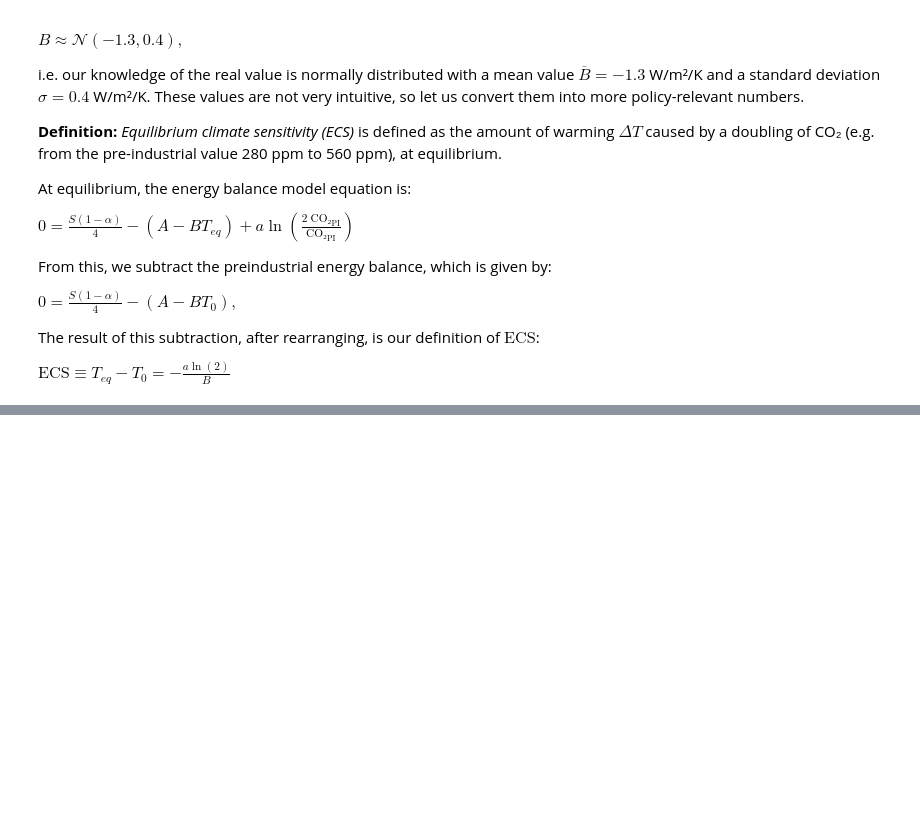
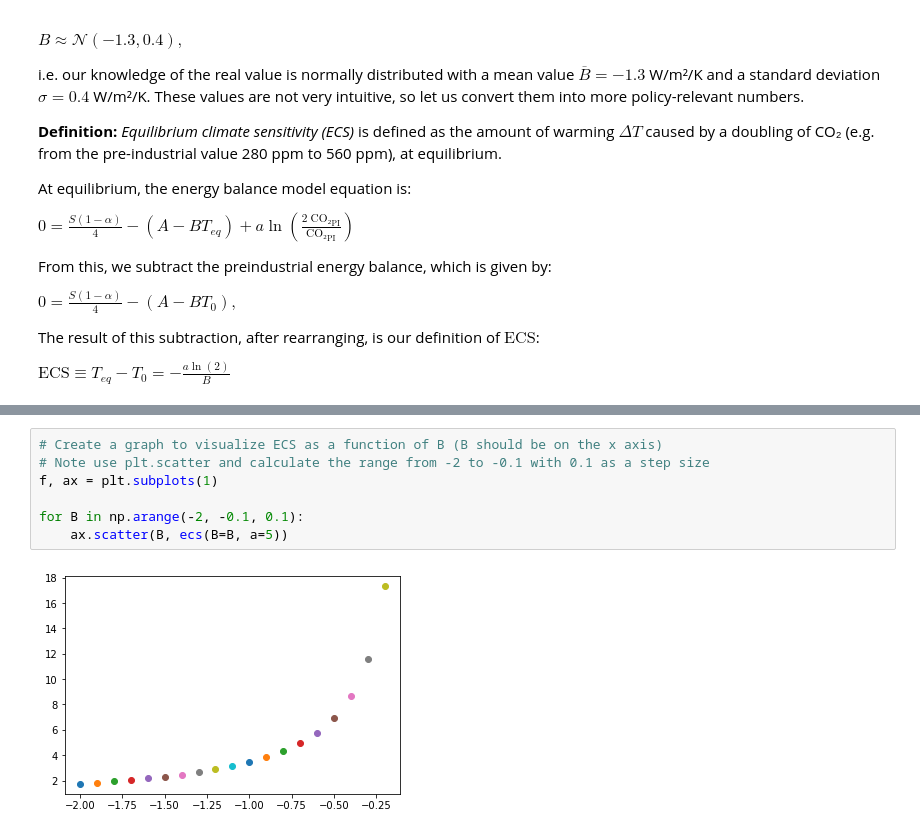
Before and after one commit to t3bol90/personal_blog, a Jupyter notebook: _notebooks/2020-11-14-climate-of-the-ocean-h1.ipynb, the cells around one changed output, grey strips where cells are left out. Saved outputs shown, nothing was run; the diff lists cells and outputs as text; blank space fills up the shorter version.

```diff
--- a/_notebooks/2020-11-14-climate-of-the-ocean-h1.ipynb
+++ b/_notebooks/2020-11-14-climate-of-the-ocean-h1.ipynb
@@ -30,0 +65,9 @@ $\text{ECS} \equiv T_{eq} - T_{0} = -\frac{a\ln(2)}{B}$
+# %%
+# Create a graph to visualize ECS as a function of B (B should be on the x axis)
+# Note use plt.scatter and calculate the range from -2 to -0.1 with 0.1 as a step size
+f, ax = plt.subplots(1)
+
+for B in np.arange(-2, -0.1, 0.1):
+    ax.scatter(B, ecs(B=B, a=5))
+# %% [output]
+[figure, added]
```
Also changed, not shown: parts of 40 cells of this notebook, 4 other files.
